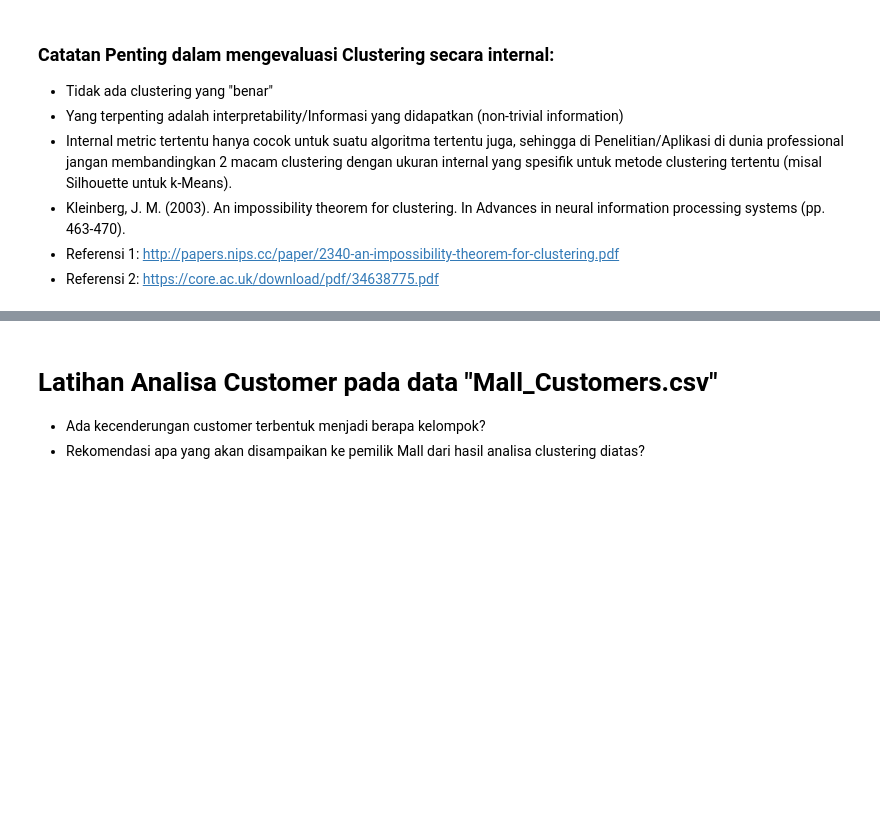
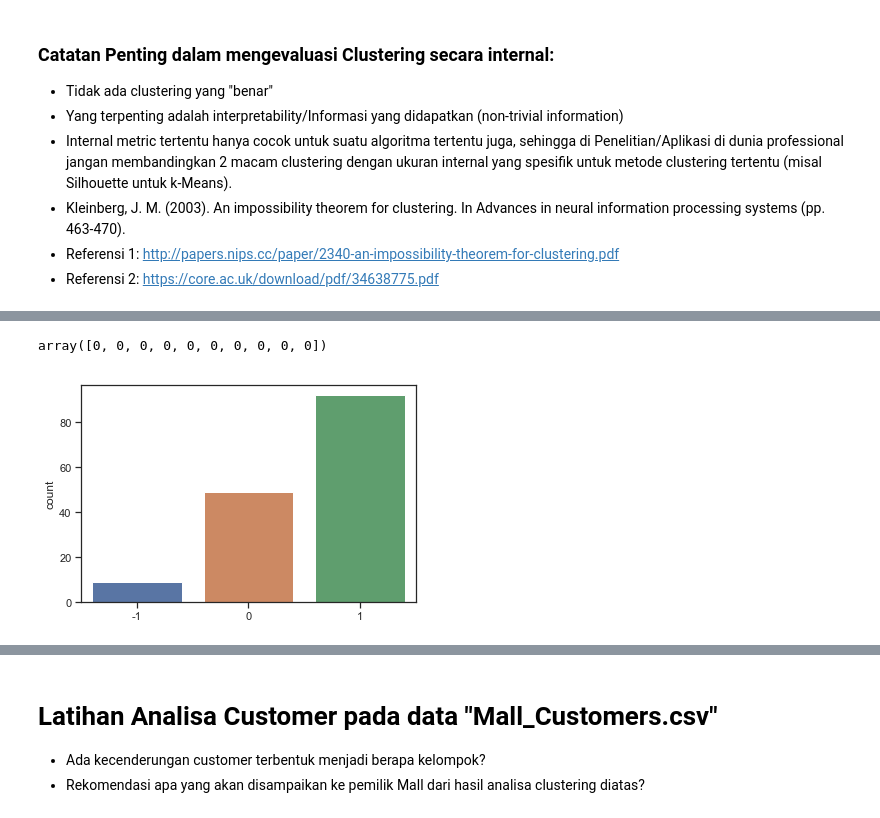
Before and after one commit to yulitasalim/UMI, a Jupyter notebook: UMI_05_Pendahuluan Machine Learning 1.ipynb, the cells around one changed output, grey strips where cells are left out. Cells and saved outputs as stored; diff of their text form; code cells hidden in the pictures; blank space fills up the shorter version.

```diff
--- a/UMI_05_Pendahuluan Machine Learning 1.ipynb
+++ b/UMI_05_Pendahuluan Machine Learning 1.ipynb
@@ -299,12 +401,15 @@ p = sns.pairplot(iris[['sepal_length','sepal_width','petal_length','petal_width'
 # %%
 # DBSCAN http://scikit-learn.org/stable/modules/generated/sklearn.cluster.DBSCAN.html
 # tidak membutuhkan input parameter k!!!... sangat diperlukan untuk text Mining ... atau clustering data yang besar
-dbscan = cluster.DBSCAN(eps=0.3, min_samples=5, metric='euclidean')
+dbscan = cluster.DBSCAN(eps=0.6, min_samples=5, metric='euclidean')
 dbscan.fit(X)
 
 C_db = dbscan.labels_.astype(np.int)
 plot = sns.countplot(C_db)
 C_db[:10]
 # apa makna cluster label -1?
+# %% [output]
+array([0, 0, 0, 0, 0, 0, 0, 0, 0, 0])
+[figure, added]
 # %%
 sum([1 for i in C_db if i==-1])
```
Also changed, not shown: parts of 49 cells of this notebook, 4 other files.
